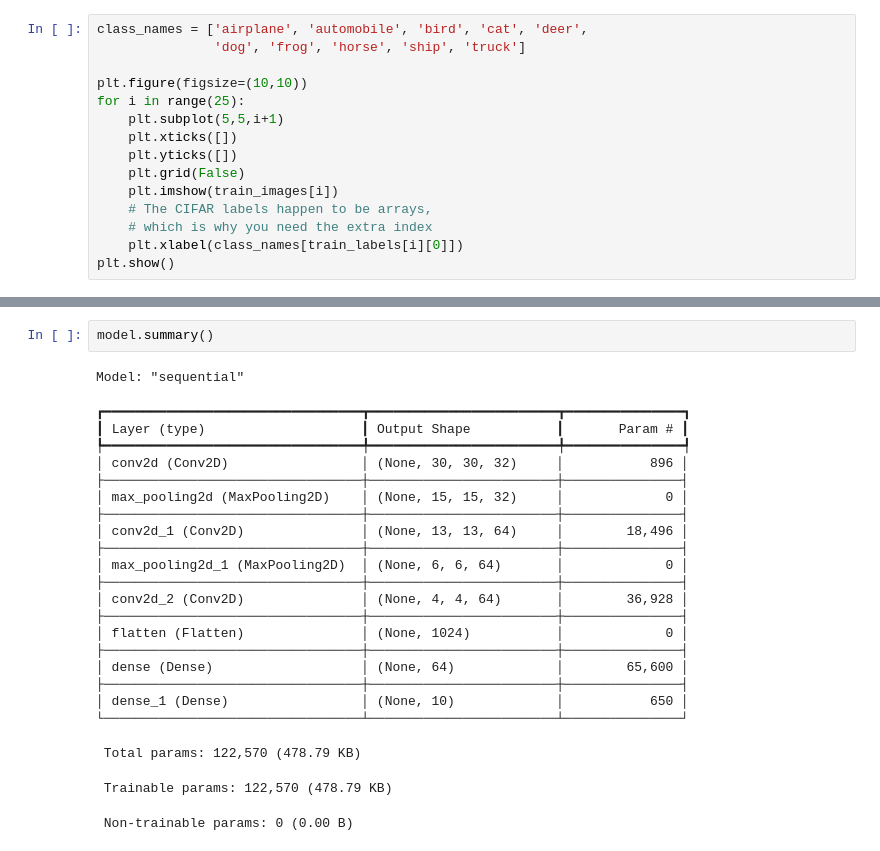
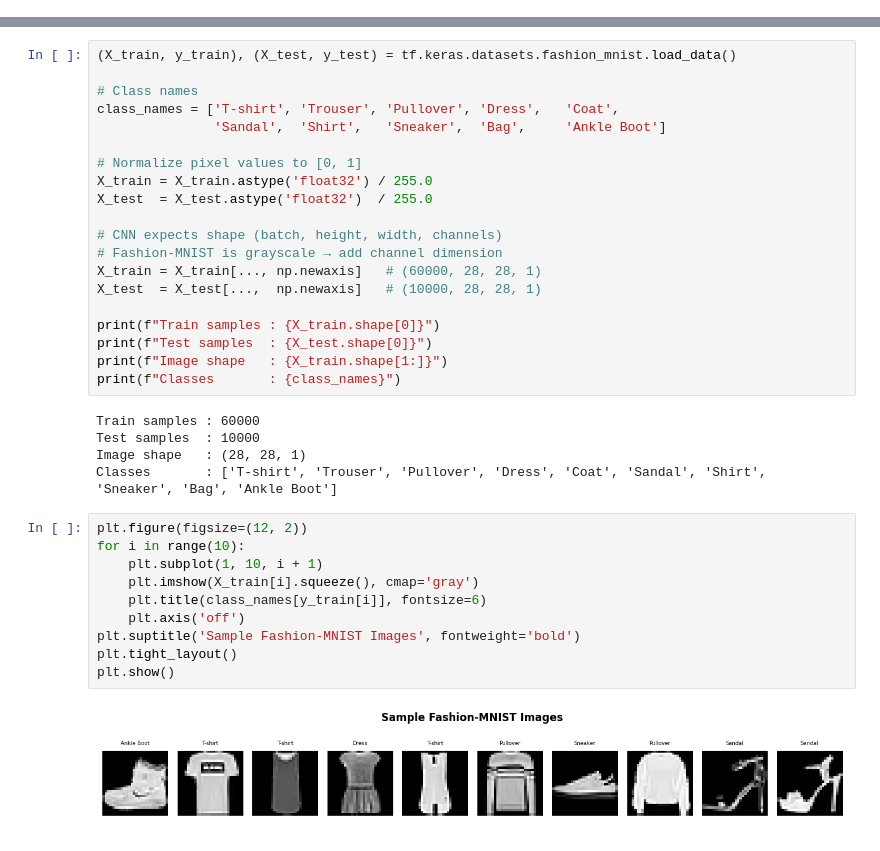
Before and after one commit to kaushalkalas-awesome/DKTE-TY-DL, a Jupyter notebook: DL_04.ipynb, the cells around one changed output, grey strips where cells are left out. Cells and saved outputs as stored; diff of their text form.

```diff
--- a/DL_04.ipynb
+++ b/DL_04.ipynb
@@ -16,15 +6,0 @@ Downloading data from https://www.cs.toronto.edu/~kriz/cifar-10-python.tar.gz
-# %%
-class_names = ['airplane', 'automobile', 'bird', 'cat', 'deer',
-               'dog', 'frog', 'horse', 'ship', 'truck']
-
-plt.figure(figsize=(10,10))
-for i in range(25):
-    plt.subplot(5,5,i+1)
-    plt.xticks([])
-    plt.yticks([])
-    plt.grid(False)
-    plt.imshow(train_images[i])
-    # The CIFAR labels happen to be arrays,
-    # which is why you need the extra index
-    plt.xlabel(class_names[train_labels[i][0]])
-plt.show()
@@ -64,26 +7,37 @@ model.add(layers.Dense(10))
-# %%
-model.summary()
-# %% [output]
-Model: "sequential"
-┏━━━━━━━━━━━━━━━━━━━━━━━━━━━━━━━━━┳━━━━━━━━━━━━━━━━━━━━━━━━┳━━━━━━━━━━━━━━━┓
-┃ Layer (type)                    ┃ Output Shape           ┃       Param # ┃
-┡━━━━━━━━━━━━━━━━━━━━━━━━━━━━━━━━━╇━━━━━━━━━━━━━━━━━━━━━━━━╇━━━━━━━━━━━━━━━┩
-│ conv2d (Conv2D)                 │ (None, 30, 30, 32)     │           896 │
-├─────────────────────────────────┼────────────────────────┼───────────────┤
-│ max_pooling2d (MaxPooling2D)    │ (None, 15, 15, 32)     │             0 │
-├─────────────────────────────────┼────────────────────────┼───────────────┤
-│ conv2d_1 (Conv2D)               │ (None, 13, 13, 64)     │        18,496 │
-├─────────────────────────────────┼────────────────────────┼───────────────┤
-│ max_pooling2d_1 (MaxPooling2D)  │ (None, 6, 6, 64)       │             0 │
-├─────────────────────────────────┼────────────────────────┼───────────────┤
-│ conv2d_2 (Conv2D)               │ (None, 4, 4, 64)       │        36,928 │
-├─────────────────────────────────┼────────────────────────┼───────────────┤
-│ flatten (Flatten)               │ (None, 1024)           │             0 │
-├─────────────────────────────────┼────────────────────────┼───────────────┤
-│ dense (Dense)                   │ (None, 64)             │        65,600 │
-├─────────────────────────────────┼────────────────────────┼───────────────┤
-│ dense_1 (Dense)                 │ (None, 10)             │           650 │
-└─────────────────────────────────┴────────────────────────┴───────────────┘
- Total params: 122,570 (478.79 KB)
- Trainable params: 122,570 (478.79 KB)
- Non-trainable params: 0 (0.00 B)
+# %%
+(X_train, y_train), (X_test, y_test) = tf.keras.datasets.fashion_mnist.load_data()
+
+# Class names
+class_names = ['T-shirt', 'Trouser', 'Pullover', 'Dress',   'Coat',
+               'Sandal',  'Shirt',   'Sneaker',  'Bag',     'Ankle Boot']
+
+# Normalize pixel values to [0, 1]
+X_train = X_train.astype('float32') / 255.0
+X_test  = X_test.astype('float32')  / 255.0
+
+# CNN expects shape (batch, height, width, channels)
+# Fashion-MNIST is grayscale → add channel dimension
+X_train = X_train[..., np.newaxis]   # (60000, 28, 28, 1)
+X_test  = X_test[...,  np.newaxis]   # (10000, 28, 28, 1)
+
+print(f"Train samples : {X_train.shape[0]}")
+print(f"Test samples  : {X_test.shape[0]}")
+print(f"Image shape   : {X_train.shape[1:]}")
+print(f"Classes       : {class_names}")
+# %% [output]
+Train samples : 60000
+Test samples  : 10000
+Image shape   : (28, 28, 1)
+Classes       : ['T-shirt', 'Trouser', 'Pullover', 'Dress', 'Coat', 'Sandal', 'Shirt', 'Sneaker', 'Bag', 'Ankle Boot']
+# %%
+plt.figure(figsize=(12, 2))
+for i in range(10):
+    plt.subplot(1, 10, i + 1)
+    plt.imshow(X_train[i].squeeze(), cmap='gray')
+    plt.title(class_names[y_train[i]], fontsize=6)
+    plt.axis('off')
+plt.suptitle('Sample Fashion-MNIST Images', fontweight='bold')
+plt.tight_layout()
+plt.show()
+# %% [output]
+[figure, added]
```
Also changed, not shown: parts of 14 cells of this notebook.
